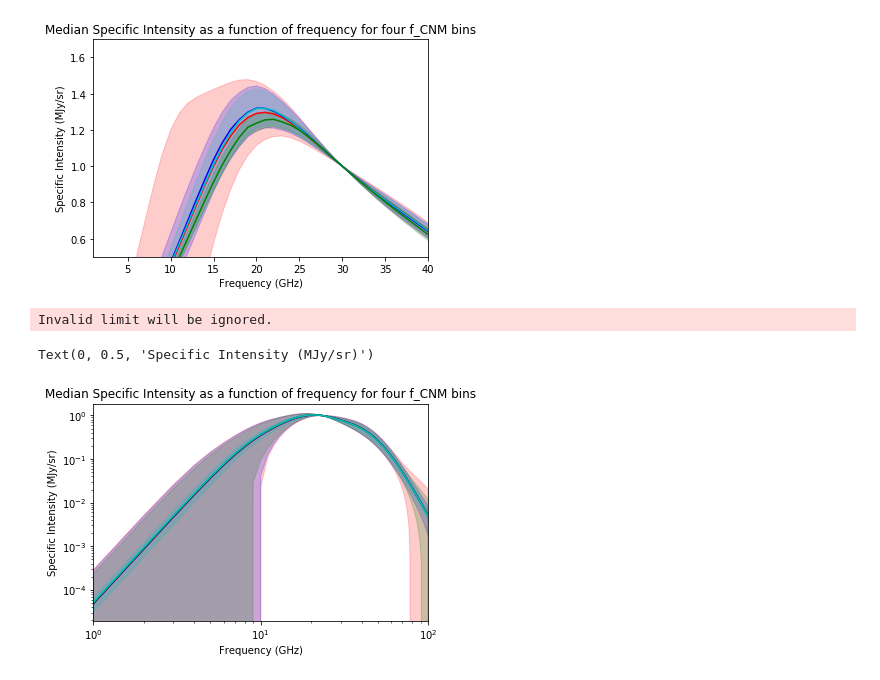
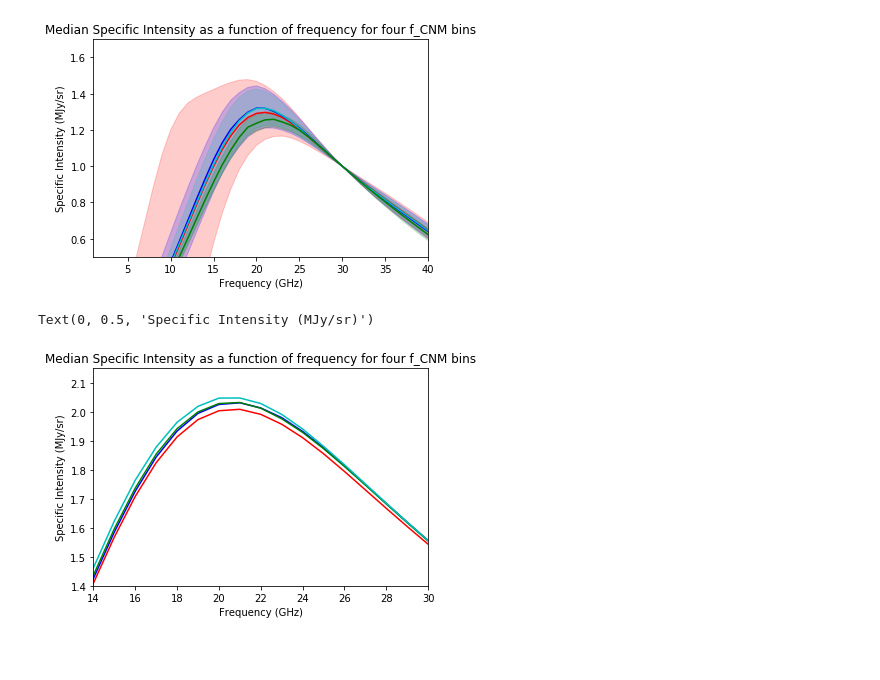
Before and after one commit to mdodici/AME-CNM, a Jupyter notebook: maps/Frequency spectra.ipynb, the cells around one changed output. Drawn from its saved outputs; the diff is of its cells as text; code cells hidden in the pictures; blank space fills up the shorter version.

```diff
--- a/maps/Frequency spectra.ipynb
+++ b/maps/Frequency spectra.ipynb
@@ -627,41 +526,59 @@ def plot_bin(frequencies, med, pos, neg, col):
+# %%
+def plot_bin(frequencies, med, pos, neg, col):
+    ''' Plots a median line and standard deviation region
+
+        Input:
+          frequencies: array or float; range of nu to be plotted
+          med: array; median values at each nu
+          pos: array; values at each nu of median + one standard deviation
+          neg: array; values at each nu of median - one standard deviation
+          col: list; color with which to plot the bin
+
+        Returns: plot
+    '''
+    plt.plot(frequencies, med, color=col)
+    #plt.fill_between(frequencies, pos, neg, color=col, alpha=.7)
+    return
 # %%
 # Takes a different approach to the same task, creating a map of I(nu) at
 # each integer nu, binning pixels from these maps by f_CNM, and plotting
 # median SEDs with standard deviations for each bin.
-nu = np.linspace(1, 100, 100)                                    #creates a range of frequency values, from 1 to 60 GHz
+nu = np.linspace(1, 60, 60)                                     #creates a range of frequency values, from 1 to 60 GHz
 
 Im0, Im1, Im2, Im3 = (np.zeros(len(nu)) for i in range(4))      #creates four empty bins
 Is0, Is1, Is2, Is3 = (np.zeros(len(nu)) for i in range(4))
 
-I_normto = I(m, n, nu_p, nu_sd, f, 23)                          #maps I at nu=30
+low0, low1, low2, low3 = 0, 0.03, 0.06, 0.09
+high0, high1, high2, high3 = 0.03, 0.06, 0.09, 0.12
+
+I_normto = I(m, n, nu_p, nu_sd, f, 40)                          #maps I at nu=30
 
 for i, freq in enumerate(nu):                                   #makes array with each row being a certain frequency
     I_nu = I(m, n, nu_p, nu_sd, f, freq)                        #calculates pixel values for nu = i
     I_normalize = I_nu/I_normto
 
-    Im0[i] = np.median(I_normalize[(f_CNM > 0) & (f_CNM <= 0.05)])
-    Im1[i] = np.median(I_normalize[(f_CNM > 0.05) & (f_CNM <= 0.10)])
-    Im2[i] = np.median(I_normalize[(f_CNM > 0.10) & (f_CNM <= 0.15)])
-    Im3[i] = np.median(I_normalize[(f_CNM > 0.15) & (f_CNM <= 0.20)])
+    Im0[i] = np.median(I_normalize[(f_CNM > low0) & (f_CNM <= high0)])
+    Im1[i] = np.median(I_normalize[(f_CNM > low1) & (f_CNM <= high1)])
+    Im2[i] = np.median(I_normalize[(f_CNM > low2) & (f_CNM <= high2)])
+    Im3[i] = np.median(I_normalize[(f_CNM > low3) & (f_CNM <= high3)])
 
-    Is0[i] = np.std(I_normalize[(f_CNM > 0) & (f_CNM <= 0.05)])
-    Is1[i] = np.std(I_normalize[(f_CNM > 0.05) & (f_CNM <= 0.10)])
-    Is2[i] = np.std(I_normalize[(f_CNM > 0.10) & (f_CNM <= 0.15)])
-    Is3[i] = np.std(I_normalize[(f_CNM > 0.25) & (f_CNM <= 0.30)])
+    Is0[i] = np.std(I_normalize[(f_CNM > low0) & (f_CNM <= high0)])
+    Is1[i] = np.std(I_normalize[(f_CNM > low1) & (f_CNM <= high1)])
+    Is2[i] = np.std(I_normalize[(f_CNM > low2) & (f_CNM <= high2)])
+    Is3[i] = np.std(I_normalize[(f_CNM > low3) & (f_CNM <= high3)])
 
 plot_bin(nu, Im0, Im0+Is0, Im0-Is0, 'r')
 plot_bin(nu, Im1, Im1+Is1, Im1-Is1, 'b')
 plot_bin(nu, Im2, Im2+Is2, Im2-Is2, 'g')
 plot_bin(nu, Im3, Im3+Is3, Im3-Is3, 'c')
 
-plt.xscale('log')
-plt.yscale('log')
-plt.xlim(1,100)
-plt.ylim(0,)
+#plt.xscale('log')
+#plt.yscale('log')
+plt.xlim(14,30)
+plt.ylim(1.4,)
 plt.title('Median Specific Intensity as a function of frequency for four f_CNM bins')
 plt.xlabel('Frequency (GHz)')
 plt.ylabel('Specific Intensity (MJy/sr)')
 # %% [output]
-Invalid limit will be ignored.
+Text(0, 0.5, 'Specific Intensity (MJy/sr)')
-Text(0, 0.5, 'Specific Intensity (MJy/sr)')
-[figure, old version]
+[figure, new version]
```
Also changed, not shown: parts of 16 cells of this notebook, 1 other file.
